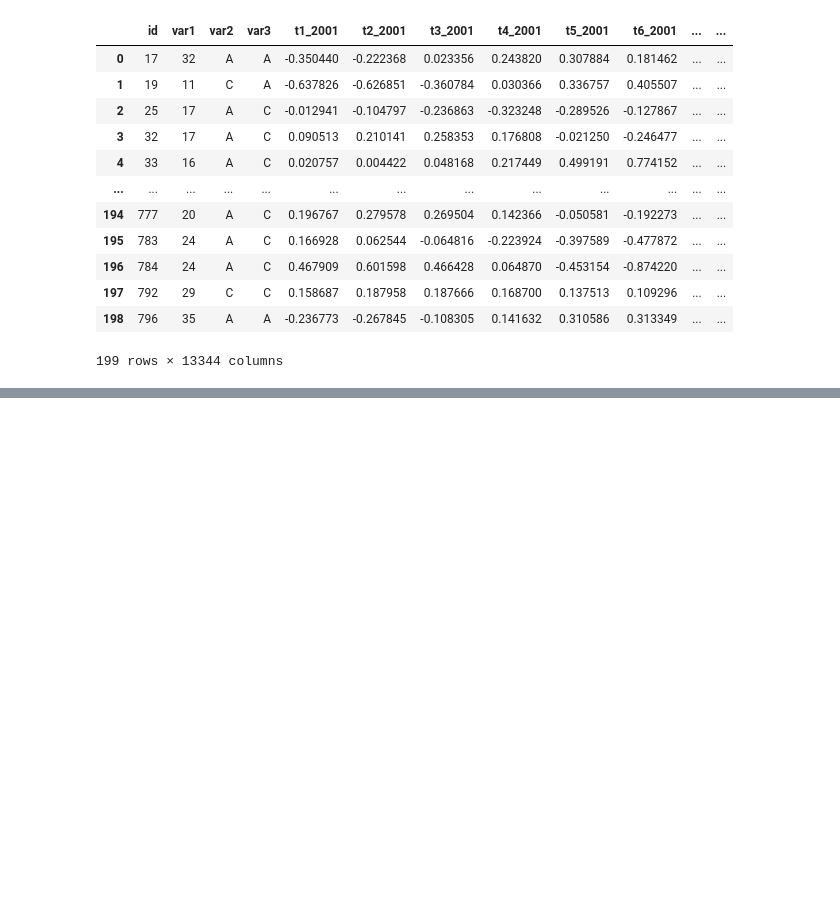
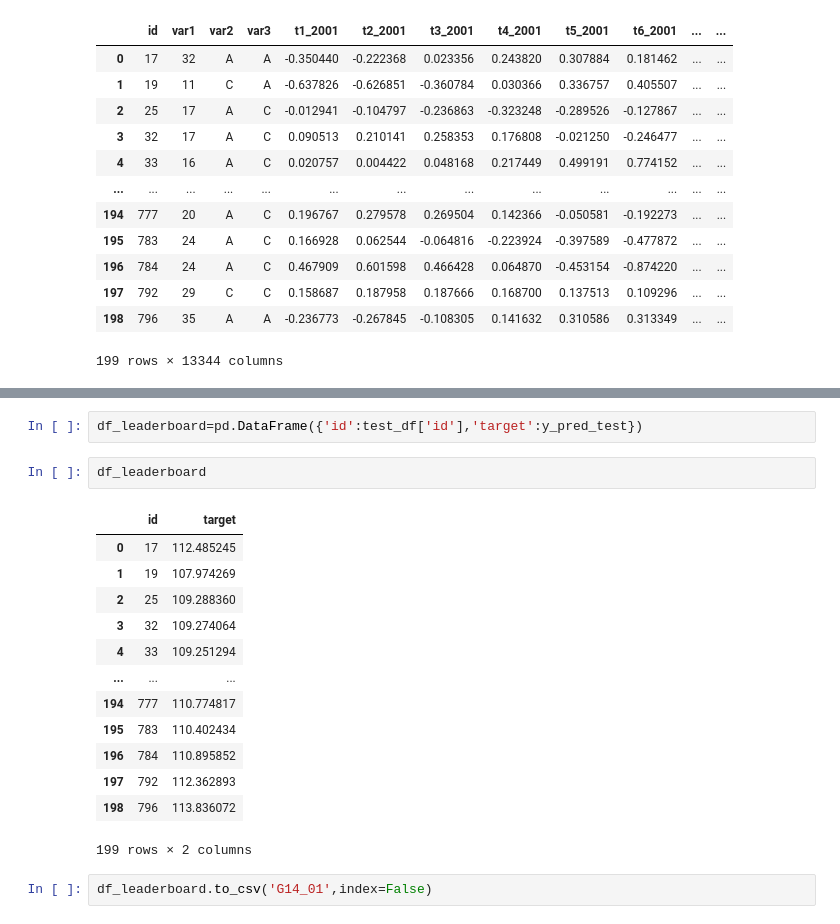
Before and after one commit to nicolac1999/SL_hacka, a Jupyter notebook: g14-nb2021.ipynb, the cells around one changed output, grey strips where cells are left out. Saved outputs shown, nothing was run; the diff lists cells and outputs as text; blank space fills up the shorter version.

```diff
--- a/g14-nb2021.ipynb
+++ b/g14-nb2021.ipynb
@@ -262,0 +342,20 @@ test_df
+# %%
+df_leaderboard=pd.DataFrame({'id':test_df['id'],'target':y_pred_test})
+# %%
+df_leaderboard
+# %% [output]
+|  | id | target |
+| 0 | 17 | 112.485245 |
+| 1 | 19 | 107.974269 |
+| 2 | 25 | 109.288360 |
+| 3 | 32 | 109.274064 |
+| 4 | 33 | 109.251294 |
+| ... | ... | ... |
+| 194 | 777 | 110.774817 |
+| 195 | 783 | 110.402434 |
+| 196 | 784 | 110.895852 |
+| 197 | 792 | 112.362893 |
+| 198 | 796 | 113.836072 |
+199 rows × 2 columns
+# %%
+df_leaderboard.to_csv('G14_01',index=False)
```
Also changed, not shown: parts of 16 cells of this notebook, 1 other file.
